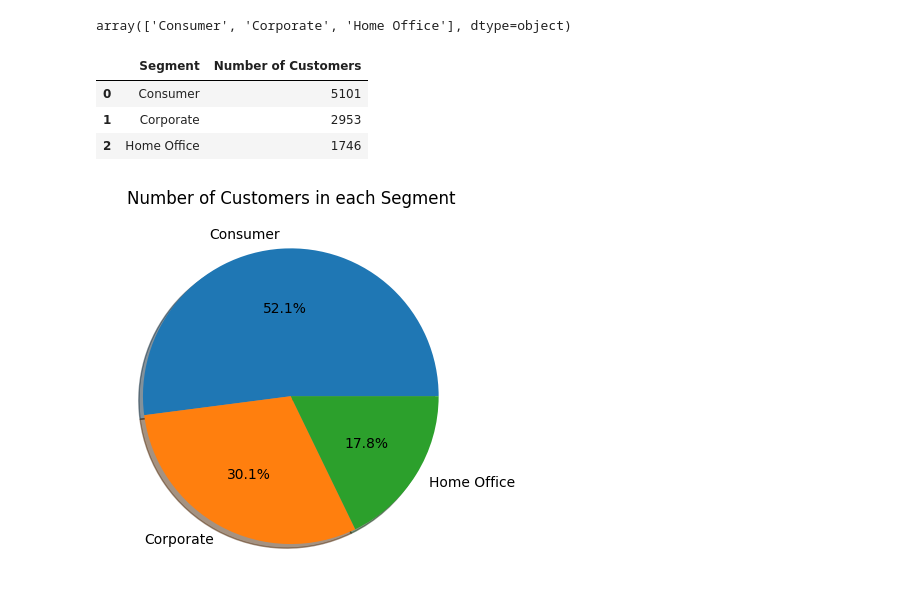
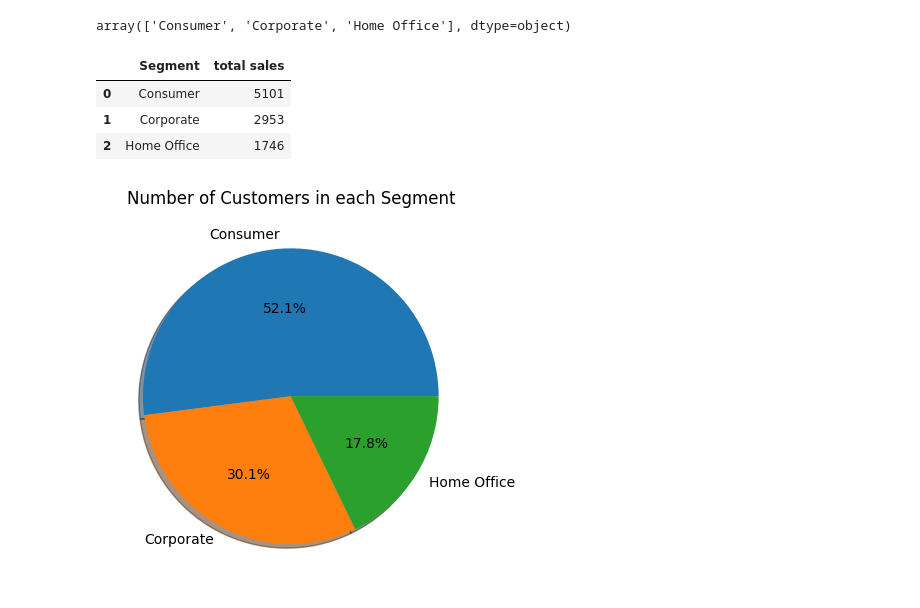
Before and after one commit to brianisinga/data-analysis-with-python, a Jupyter notebook: stock analysis.ipynb, the cells around one changed output. Cells and saved outputs as stored; diff of their text form; code cells hidden in the pictures.

```diff
--- a/stock analysis.ipynb
+++ b/stock analysis.ipynb
@@ -115,12 +115,12 @@ array(['Consumer', 'Corporate', 'Home Office'], dtype=object)
 # %%
 #number of customers in each segment
 number_of_customers=data['Segment'].value_counts().reset_index()
 #renaming the columns
-#number_of_customers.columns=['Segment','Number of Customers']
-number_of_customers = number_of_customers.rename(columns={'index': 'Segment', 'Segment': 'Number of Customers'})
+number_of_customers.columns=['Segment','total sales']
+#number_of_customers = number_of_customers.rename(columns={'index': 'Segment', 'Segment': 'Number of Customers'})
 number_of_customers
 # %% [output]
-|  | Segment | Number of Customers |
+|  | Segment | total sales |
 | 0 | Consumer | 5101 |
 | 1 | Corporate | 2953 |
 | 2 | Home Office | 1746 |
```
Also changed, not shown: parts of 7 cells of this notebook.
